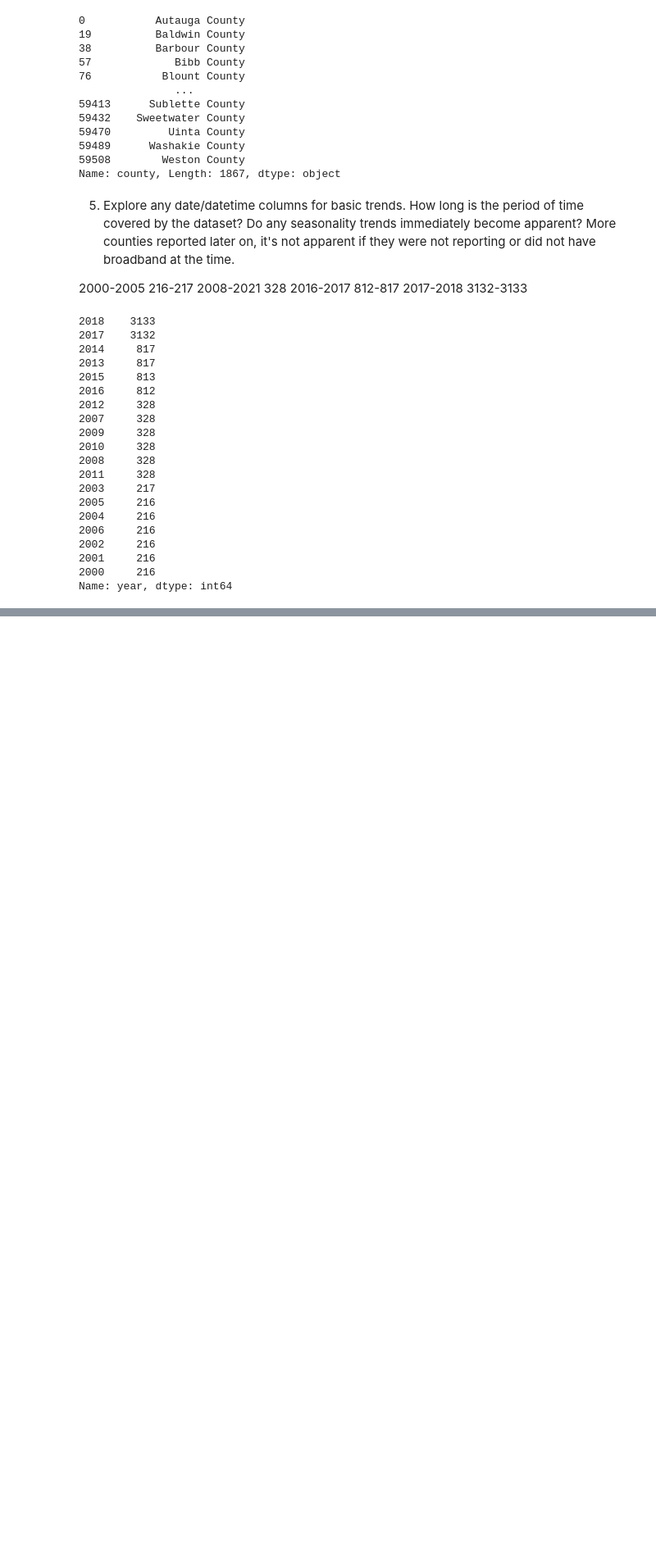
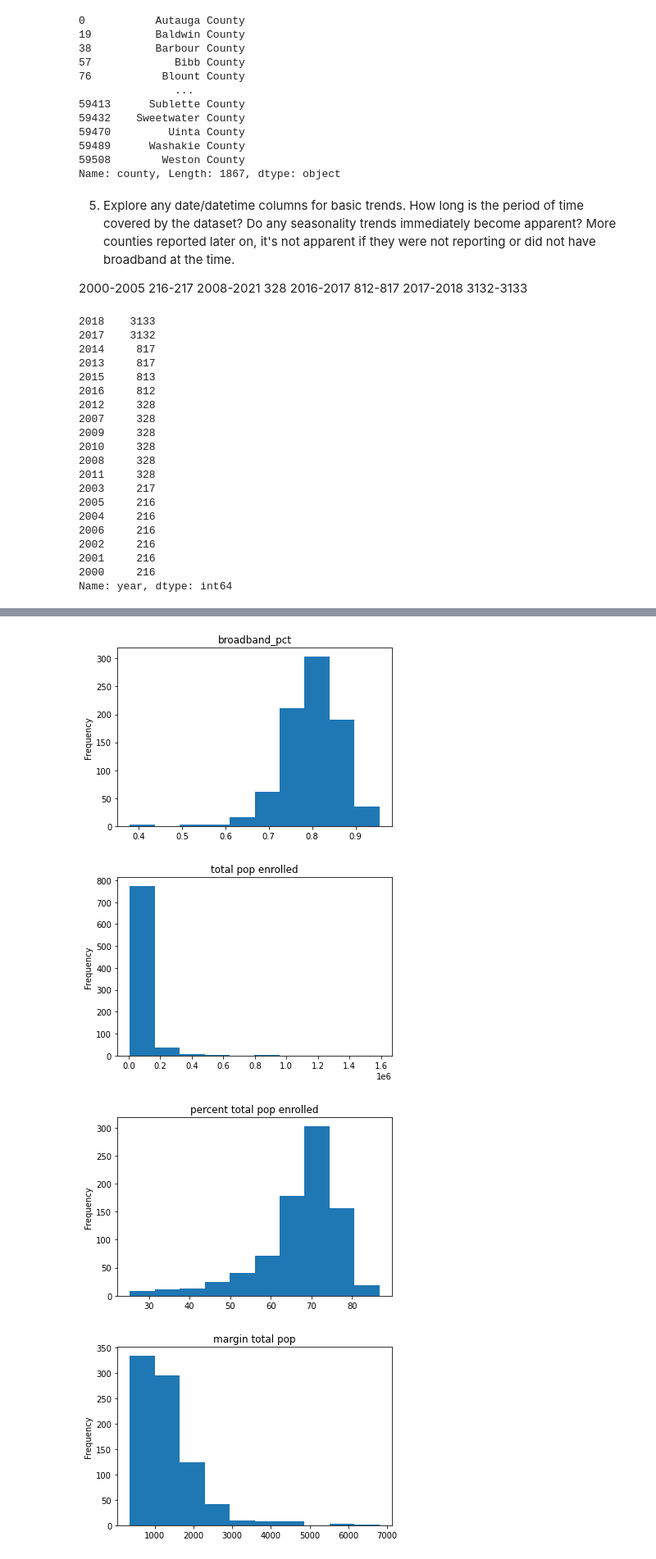
Before and after one commit to mosymns13/DS4A-Team13-Digital-Divide-Project, a Jupyter notebook: School_and_Broadband_EDA.ipynb, the cells around one changed output, grey strips where cells are left out. Shown: that part at 82% size. Saved outputs shown, nothing was run; the diff lists cells and outputs as text; code cells hidden in the pictures; blank space fills up the shorter version.

```diff
--- a/School_and_Broadband_EDA.ipynb
+++ b/School_and_Broadband_EDA.ipynb
@@ -285,0 +321,5 @@ Name: year, dtype: int64
+# %%
+#Create df just for 2018 broadband data
+eighteendata = broadband_data.sort_values(by = "county", ascending=True)
+eighteendata = eighteendata[(eighteendata["year"] == 2018)]
+eighteendata
@@ -285,0 +340,7 @@ Name: year, dtype: int64
+# %%
+#Merge broadband and school data
+merged_data = pd.merge(eighteendata, school_data, on = "id")
+merged_data = merged_data.sort_values(by = ["state_x", "county_x"], ascending = True)
+merged_data = merged_data.rename(columns = {"county_x":"county", "state_x":"state"})
+merged_data = merged_data.drop(columns = ["cfips", "county_y", "state_y"])
+merged_data
@@ -285,0 +380,10 @@ Name: year, dtype: int64
+# %%
+cols = merged_data[['broadband_pct','total pop enrolled','percent total pop enrolled','margin total pop']]
+for col in cols:
+    merged_data[col].plot.hist(title=col)
+    plt.show()
+# %% [output]
+[figure, added]
+[figure, added]
+[figure, added]
+[figure, added]
```
Also changed, not shown: parts of 23 cells of this notebook.
